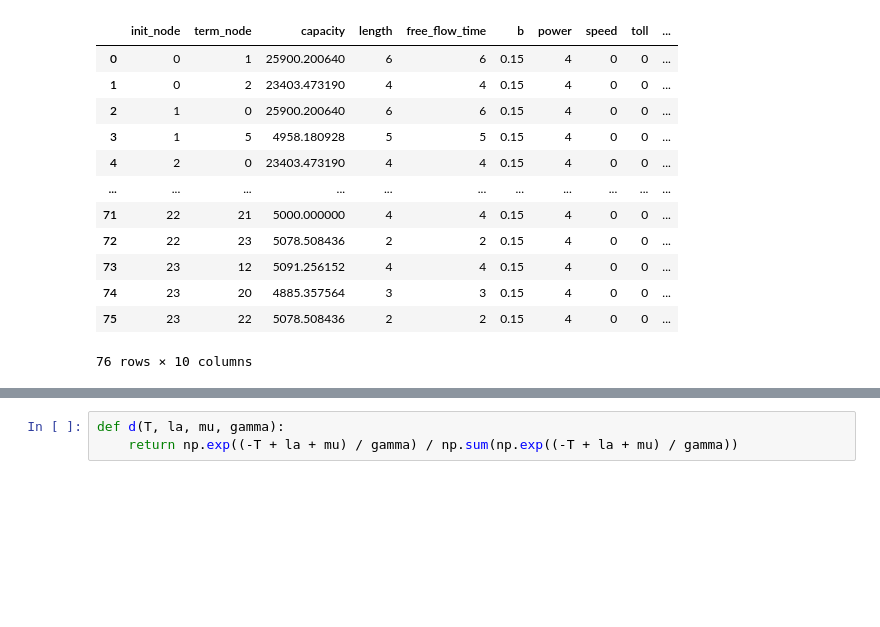
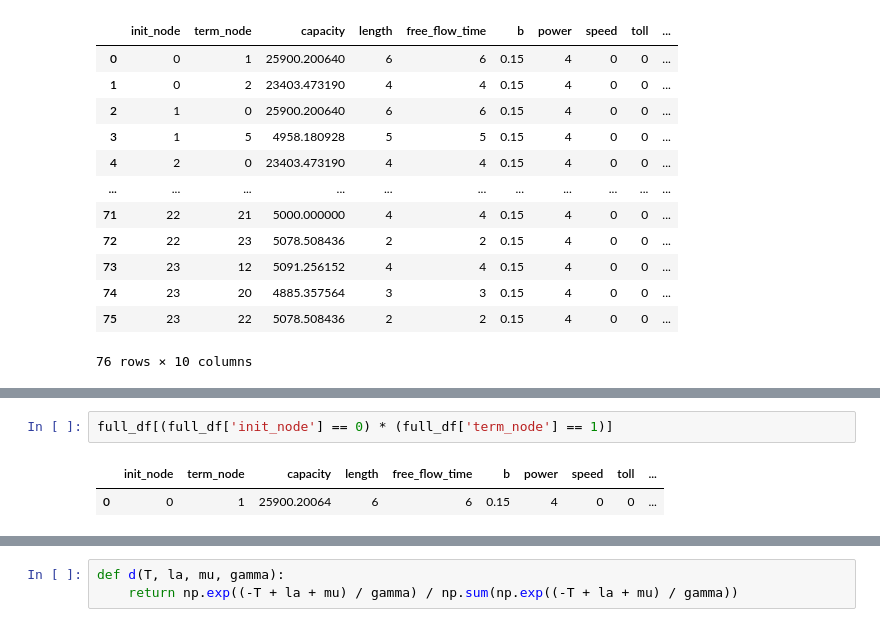
Before and after one commit to Lareton/transport_network_optimization, a Jupyter notebook: stable_dynamics_optimization.ipynb, the cells around one changed output, grey strips where cells are left out. Drawn from its saved outputs; the diff is of its cells as text; blank space fills up the shorter version.

```diff
--- a/stable_dynamics_optimization.ipynb
+++ b/stable_dynamics_optimization.ipynb
@@ -194,0 +217,5 @@ print(calc(T, la, mu, l, w, t, sigma_star, gamma))
+# %%
+full_df[(full_df['init_node'] == 0) * (full_df['term_node'] == 1)]
+# %% [output]
+|  | init_node | term_node | capacity | length | free_flow_time | b | power | speed | toll | ... |
+| 0 | 0 | 1 | 25900.20064 | 6 | 6 | 0.15 | 4 | 0 | 0 | ... |
```
Also changed, not shown: parts of 6 cells of this notebook.
